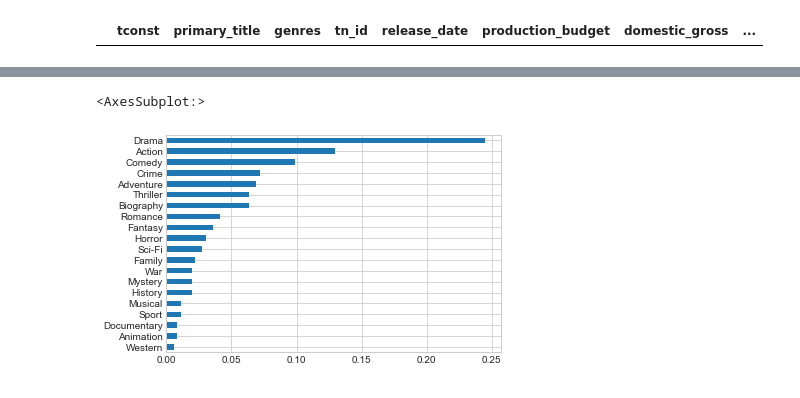
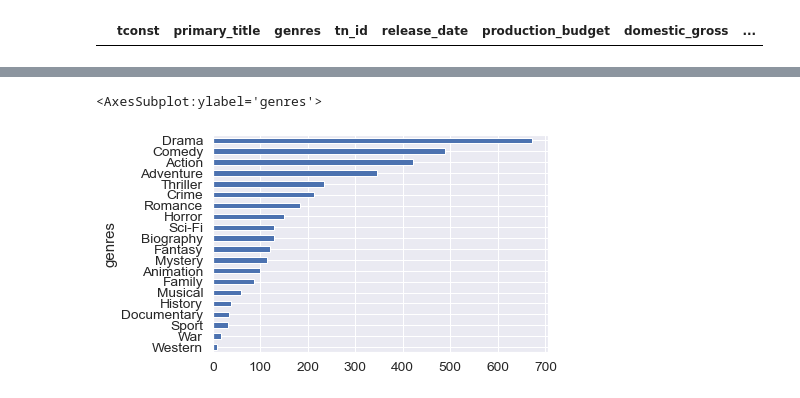
Before and after one commit to ndgigliotti/dsc-phase-1-project, a Jupyter notebook: genres.ipynb, the cells around one changed output, grey strips where cells are left out. Cells and saved outputs as stored; diff of their text form; code cells hidden in the pictures.

```diff
--- a/genres.ipynb
+++ b/genres.ipynb
@@ -8,8 +8,8 @@ import matplotlib.pyplot as plt
 import seaborn as sns
 import utils
 import cleaning
-import analysis
-plt.style.use('seaborn-whitegrid')
+import plotting
+sns.set(font_scale=1.25)
 # %%
 tn = pd.read_csv(os.path.join('zippedData', 'tn.movie_budgets.csv.gz'), parse_dates=['release_date'])
 
@@ -271,3 +271,4 @@ top_profit.set_index('primary_title').plot.barh(figsize=(10, 8), legend=False)
-# %%
-imdb['profit_decile'] = pd.qcut(imdb['worldwide_profit'], 10, labels=range(10))
+# %%
+profit_quartile_labels = ['Low Profit', 'Mid-Low Profit', 'Mid-High Profit', 'High Profit']
+imdb['profit_quartile'] = pd.qcut(imdb['worldwide_profit'], 4, profit_quartile_labels)
 # %%
@@ -278,5 +284,5 @@ imdb.explode('genres').query('profit_decile == 9')['genres'].value_counts(normal
 # %%
-imdb.explode('genres').query('profit_decile == 0')['genres'].value_counts(normalize=True)[::-1].plot.barh()
+imdb.explode('genres').groupby('genres')['primary_title'].count().sort_values().plot.barh()
 # %% [output]
-<AxesSubplot:>
+<AxesSubplot:ylabel='genres'>
-[figure, old version]
+[figure, new version]
```
Also changed, not shown: parts of 20 cells of this notebook, 2 other files.
